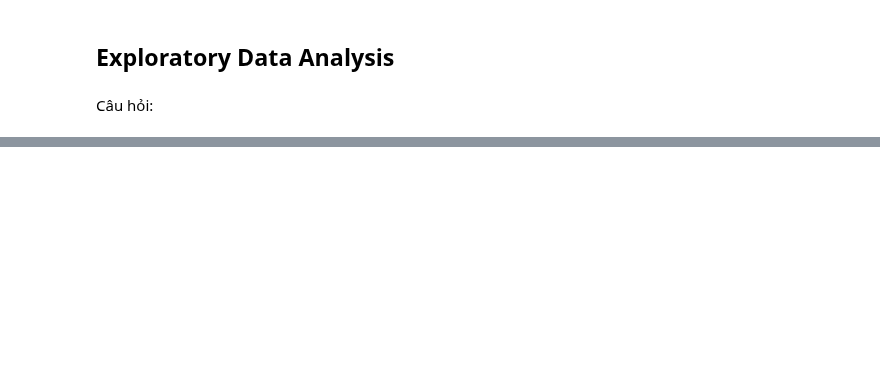
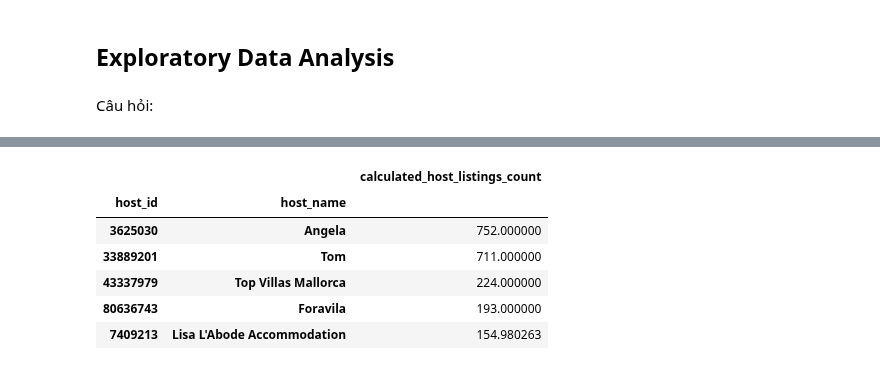
Before and after one commit to 19127592/PTDLUD, a Jupyter notebook: Project.ipynb, the cells around one changed output, grey strips where cells are left out. Drawn from its saved outputs; the diff is of its cells as text; code cells hidden in the pictures; blank space fills up the shorter version.

```diff
--- a/Project.ipynb
+++ b/Project.ipynb
@@ -196,0 +202,11 @@ Câu hỏi:
+# %%
+df2[['host_id','host_name','calculated_host_listings_count']].groupby(['host_id','host_name']).mean()\
+.sort_values('calculated_host_listings_count',ascending=False).head(5)
+# %% [output]
+|  |  | calculated_host_listings_count |
+| host_id | host_name |  |
+| 3625030 | Angela | 752.000000 |
+| 33889201 | Tom | 711.000000 |
+| 43337979 | Top Villas Mallorca | 224.000000 |
+| 80636743 | Foravila | 193.000000 |
+| 7409213 | Lisa L'Abode Accommodation | 154.980263 |
```
Also changed, not shown: parts of 4 cells of this notebook.
